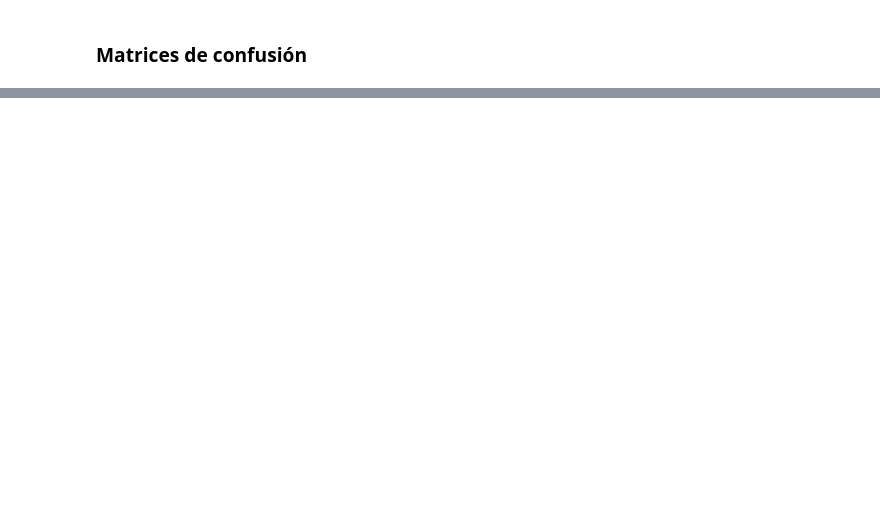
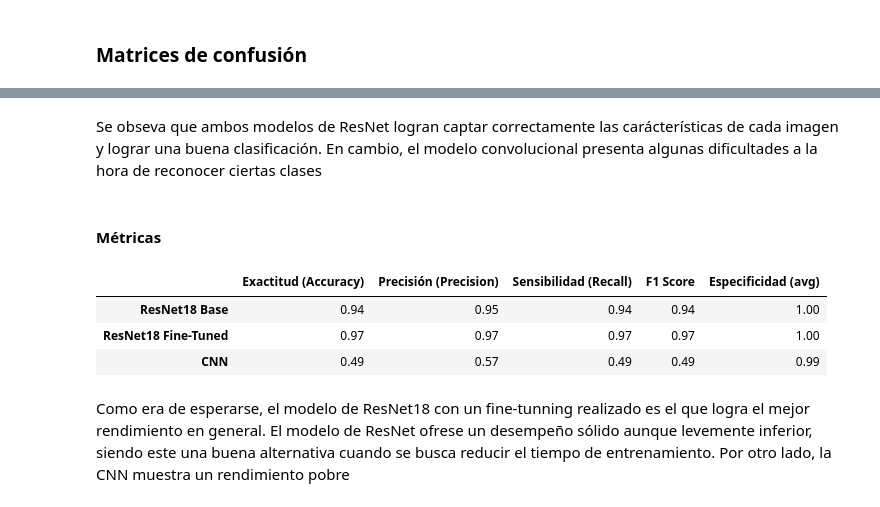
Before and after one commit to marianosancho/CV_TP_Final, a Jupyter notebook: breed_classificator.ipynb, the cells around one changed output, grey strips where cells are left out. Saved outputs shown, nothing was run; the diff lists cells and outputs as text; code cells hidden in the pictures; blank space fills up the shorter version.

```diff
--- a/breed_classificator.ipynb
+++ b/breed_classificator.ipynb
@@ -806,16 +895,31 @@ images, true_labels_base, pred_labels_base = get_predictions(model=base_model, d
 # %%
-# ft_rn18_model = models.resnet18(pretrained=False)
-# ft_rn18_model.fc = nn.Linear(ft_rn18_model.fc.in_features, len(class_names))
-# ft_rn18_model.load_state_dict(torch.load("models/ft_rn18_model.pth", map_location=device))
-# ft_rn18_model = ft_rn18_model.to(device)
-# ft_rn18_model.eval()
+#====Carga de Modelo Fine-Tuned Existente====
+ft_model = models.resnet18(pretrained=False)
+ft_model.fc = nn.Linear(ft_model.fc.in_features, len(class_names))
+ft_model.load_state_dict(torch.load("models/ft_rn18_model.pth", map_location=device))
+ft_model = ft_model.to(device)
+ft_model.eval()
 
+_, true_labels_ft, pred_labels_ft = get_predictions(model=ft_model, dataloader=testloader, device=device)
 
-images, true_labels_ft, pred_labels_ft = get_predictions(model=ft_model, dataloader=testloader, device=device)
+metrics_ft = compute_metrics(
+    y_true=true_labels_ft,
+    y_pred=pred_labels_ft,
+    labels=list(range(len(class_names))),
+    average='macro'
+)
 # %%
+#====Carga de Modelo Convolucional Existente====
 cnn_model = tf.keras.models.load_model("models/convolucional_model.h5")
 
 y_true_cnn, y_pred_cnn = get_preds_labels_tf(cnn_model, test_ds)
+
+metrics_cnn = compute_metrics(
+    y_true=y_true_cnn,
+    y_pred=y_pred_cnn,
+    labels=class_names,
+    average='macro'
+)
 # %% [output]
 WARNING:absl:Compiled the loaded model, but the compiled metrics have yet to be built. `model.compile_metrics` will be empty until you train or evaluate the model.
 WARNING:absl:Error in loading the saved optimizer state. As a result, your model is starting with a freshly initialized optimizer.
@@ -868,0 +953,21 @@ def find_similar_images_custom(img_array):
+# %% [markdown]
+Se obseva que ambos modelos de ResNet logran captar correctamente las carácterísticas de cada imagen y lograr una buena clasificación. En cambio, el modelo convolucional presenta algunas dificultades a la hora de reconocer ciertas clases
+# %% [markdown]
+#### Métricas
+# %%
+metrics_df = pd.DataFrame([
+    metrics_base,
+    metrics_ft,
+    metrics_cnn
+], index=['ResNet18 Base', 'ResNet18 Fine-Tuned', 'CNN'])
+
+metrics_df.to_csv("outputs/metricas_modelos.csv")
+# %%
+metrics_df.round(2)
+# %% [output]
+|  | Exactitud (Accuracy) | Precisión (Precision) | Sensibilidad (Recall) | F1 Score | Especificidad (avg) |
+| ResNet18 Base | 0.94 | 0.95 | 0.94 | 0.94 | 1.00 |
+| ResNet18 Fine-Tuned | 0.97 | 0.97 | 0.97 | 0.97 | 1.00 |
+| CNN | 0.49 | 0.57 | 0.49 | 0.49 | 0.99 |
+# %% [markdown]
+Como era de esperarse, el modelo de ResNet18 con un fine-tunning realizado es el que logra el mejor rendimiento en general. El modelo de ResNet ofrese un desempeño sólido aunque levemente inferior, siendo este una buena alternativa cuando se busca reducir el tiempo de entrenamiento. Por otro lado, la CNN muestra un rendimiento pobre
```
Also changed, not shown: parts of 37 cells of this notebook.
